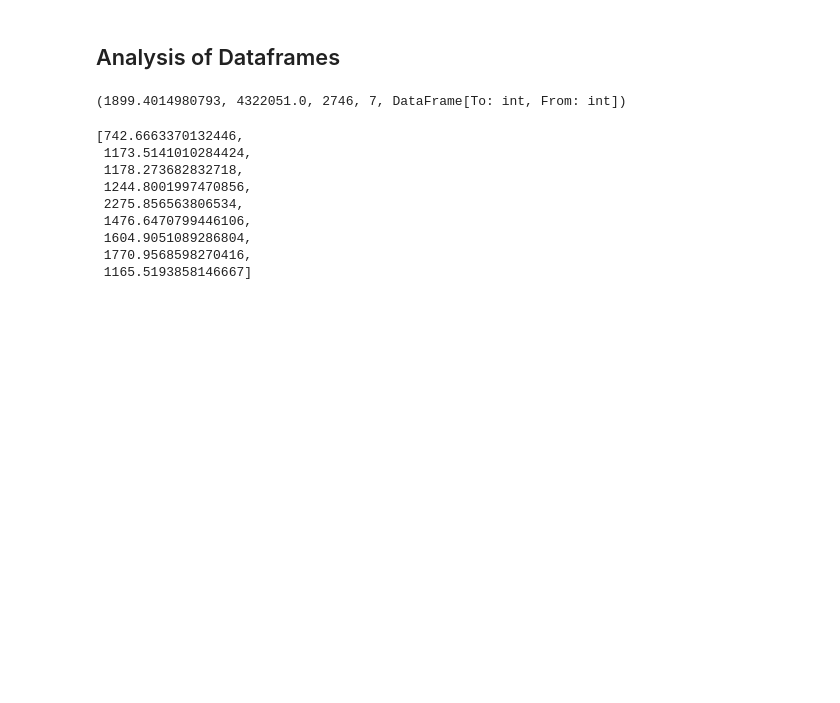
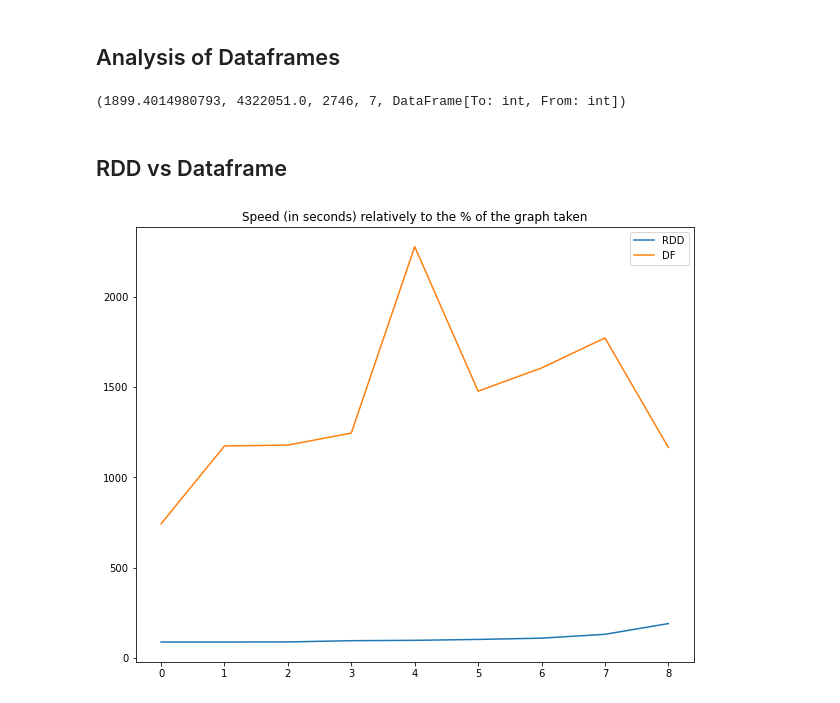
Before and after one commit to HippolyteGuigon/Database-Management-Project, a Jupyter notebook: Version propre/Version propre.ipynb, the cells around one changed output. Drawn from its saved outputs; the diff is of its cells as text; code cells hidden in the pictures; blank space fills up the shorter version.

```diff
--- a/Version propre/Version propre.ipynb
+++ b/Version propre/Version propre.ipynb
@@ -277,15 +270,24 @@ for file in names:
                                         .load(file).toDF("To","From").cache()
 
     time_df.append(Analyze(df)[0])
-# %%
-time_df
-# %% [output]
-[742.6663370132446,
- 1173.5141010284424,
- 1178.273682832718,
- 1244.8001997470856,
- 2275.856563806534,
- 1476.6470799446106,
- 1604.9051089286804,
- 1770.9568598270416,
- 1165.5193858146667]
+# %%
+time_df = [742.6663370132446,
+ 1173.5141010284424,
+ 1178.273682832718,
+ 1244.8001997470856,
+ 2275.856563806534,
+ 1476.6470799446106,
+ 1604.9051089286804,
+ 1770.9568598270416,
+ 1165.5193858146667]
+# %% [markdown]
+## RDD vs Dataframe
+# %%
+plt.figure(figsize=(10, 8))
+plt.title("Speed (in seconds) relatively to the % of the graph taken")
+plt.plot([time_[i][1] for i in range(len(time_))], label="RDD")
+plt.plot([time_df[i] for i in range(len(time_df))], label="DF")
+plt.legend()
+plt.show();
+# %% [output]
+[figure, added]
```
Also changed, not shown: parts of 5 cells of this notebook.
